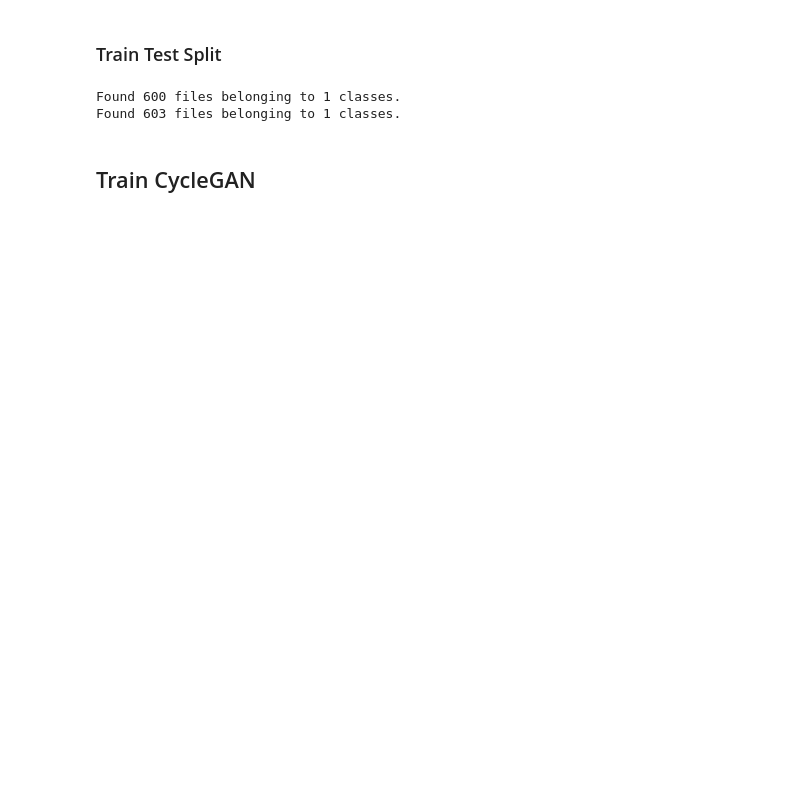
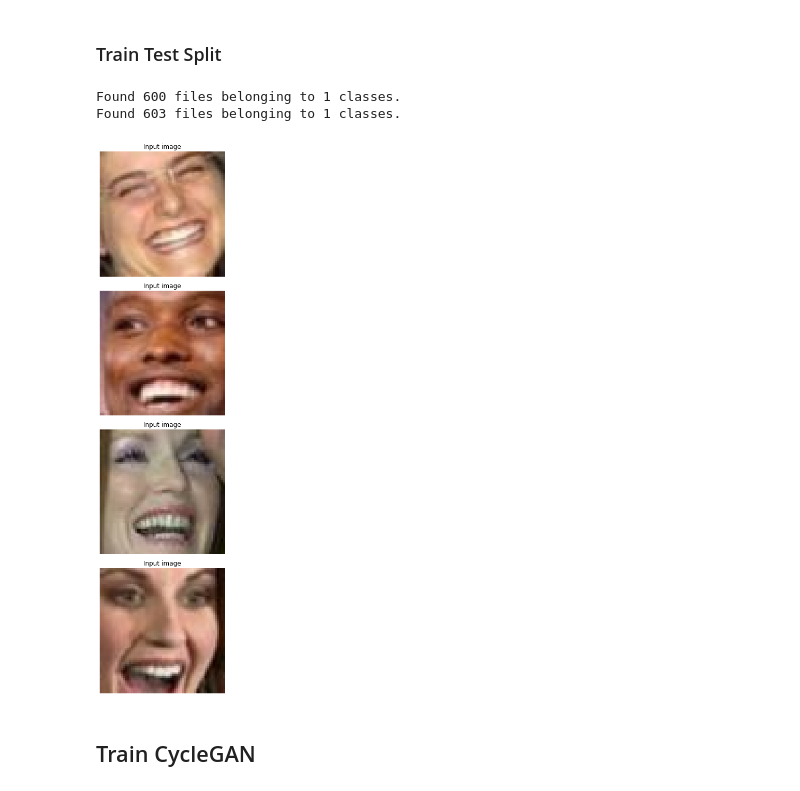
Before and after one commit to marcociav/smile-app, a Jupyter notebook: model-creation/model_creation.ipynb, the cells around one changed output. Saved outputs shown, nothing was run; the diff lists cells and outputs as text; code cells hidden in the pictures; blank space fills up the shorter version.

```diff
--- a/model-creation/model_creation.ipynb
+++ b/model-creation/model_creation.ipynb
@@ -35,2 +37,7 @@ non_smile_path = 'data/transformed/non_smile'
+# %%
+# buffer_size = 256
+epochs = 100
+batch_size = 8
+w, h = 64, 64  # known by previously analizing images
 # %% [markdown]
 ## Create Image Datasets
@@ -68,26 +70,17 @@ smile_ds.map
 # %%
-for img in non_smile_ds.take(1):
-  img =
-
-
-_, ax = plt.subplots(4, 2, figsize=(10, 15))
-for i, img in enumerate(test_horses.take(4)):
-    prediction = cycle_gan_model.gen_G(img, training=False)[0].numpy()
-    prediction = (prediction * 127.5 + 127.5).astype(np.uint8)
+_, ax = plt.subplots(4, 1, figsize=(10, 15))
+for i, img in enumerate(smile_ds.take(4)):
     img = (img[0] * 127.5 + 127.5).numpy().astype(np.uint8)
 
-    ax[i, 0].imshow(img)
-    ax[i, 1].imshow(prediction)
-    ax[i, 0].set_title("Input image")
-    ax[i, 0].set_title("Input image")
-    ax[i, 1].set_title("Translated image")
-    ax[i, 0].axis("off")
-    ax[i, 1].axis("off")
+    ax[i].imshow(img)
+    ax[i].set_title("Input image")
+    ax[i].set_title("Input image")
+    ax[i].axis("off")
 
-    prediction = keras.preprocessing.image.array_to_img(prediction)
-    prediction.save("predicted_img_{i}.png".format(i=i))
 plt.tight_layout()
 plt.show()
+# %% [output]
+[figure, added]
 # %% [markdown]
 ## Train CycleGAN
 # %%
```
Also changed, not shown: parts of 6 cells of this notebook.
